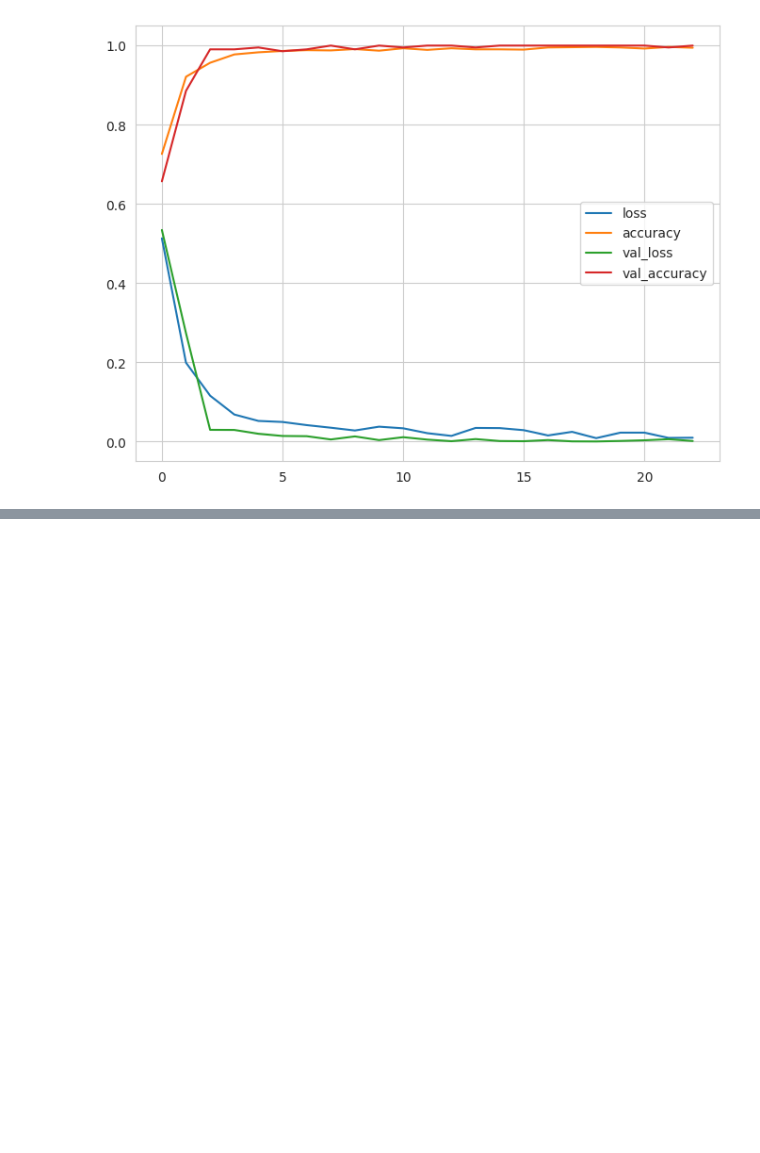
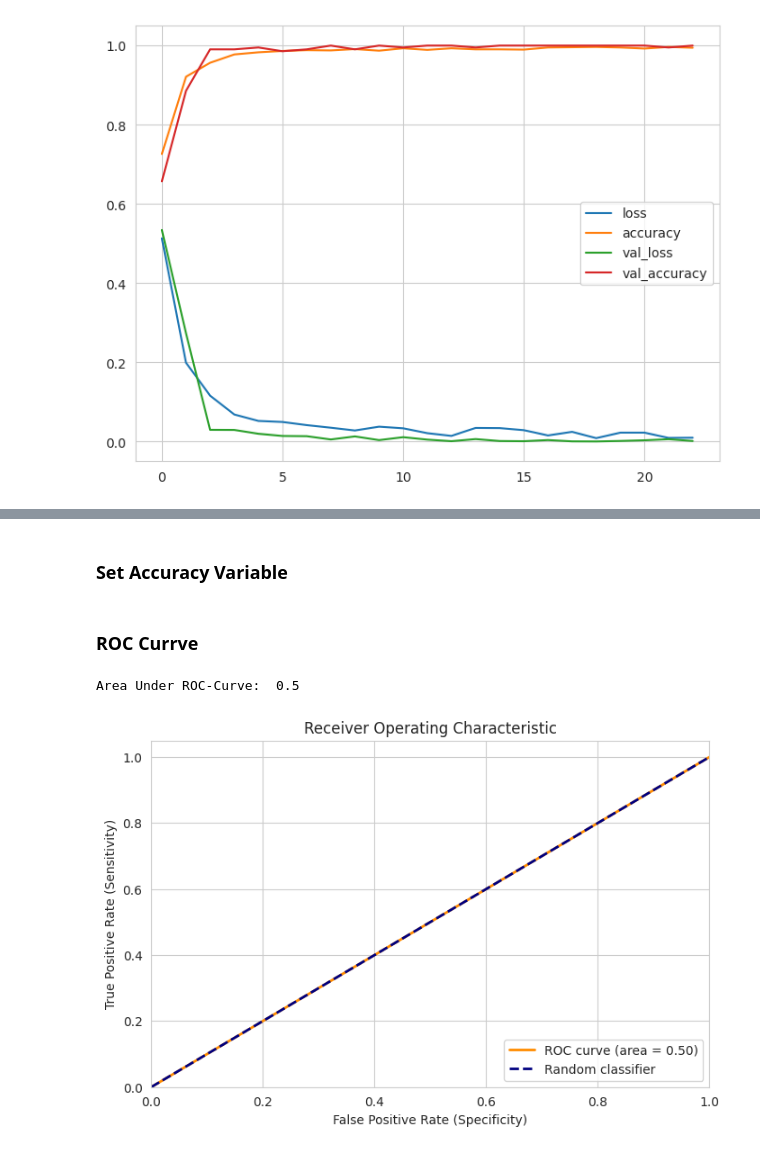
Before and after one commit to Sammy92dec/mildew-detection-in-cherry-leaves, a Jupyter notebook: jupyter_notebooks/Modelling and Evaluating.ipynb, the cells around one changed output, grey strips where cells are left out. Drawn from its saved outputs; the diff is of its cells as text; code cells hidden in the pictures; blank space fills up the shorter version.

Commit message:
Add model evalution to give reports.Check ROC curve,confusion matrix and prediction on new data/image

```diff
--- a/jupyter_notebooks/Modelling and Evaluating.ipynb
+++ b/jupyter_notebooks/Modelling and Evaluating.ipynb
@@ -433,0 +456,45 @@ plt.show()
+# %% [markdown]
+### Set Accuracy Variable
+# %%
+validation_set.reset()
+
+x_true, y_true = next(test_set)
+preds = np.argmax(model.predict(test_set), axis=1)
+y_pred = np.rint(preds)
+y_true = test_set.labels
+# %% [markdown]
+### ROC Currve
+# %%
+from sklearn.metrics import roc_curve, auc, accuracy_score, roc_auc_score
+
+sns.set_style("whitegrid")
+
+fpr, tpr, _ = roc_curve(y_true, y_pred) # fpr: False Positive Rate, tpr: True Positive Rate
+roc_auc = auc(fpr, tpr) # Calculate the Area Under the Curve (AUC) for the ROC curve
+
+plt.figure(figsize=(8, 5))
+
+lw = 2
+
+plt.plot(fpr, tpr, color='darkorange',
+lw=lw, label='ROC curve (area = %0.2f)' % roc_auc)
+
+plt.plot([0, 1], [0, 1], color='navy', lw=lw, label="Random classifier", linestyle='--')
+
+plt.xlim([0.0, 1.0])
+plt.ylim([0.0, 1.05])
+
+plt.xlabel('False Positive Rate (Specificity)')
+plt.ylabel('True Positive Rate (Sensitivity)')
+
+plt.title('Receiver Operating Characteristic')
+
+plt.legend(loc="lower right")
+
+plt.savefig(f'{file_path}/roccurve.png',
+            bbox_inches='tight', dpi=150)
+print('Area Under ROC-Curve: ', roc_auc_score(y_true, y_pred))
+plt.show()
+# %% [output]
+Area Under ROC-Curve:  0.5
+[figure, added]
```
Also changed, not shown: parts of 30 cells of this notebook, 5 other files.
